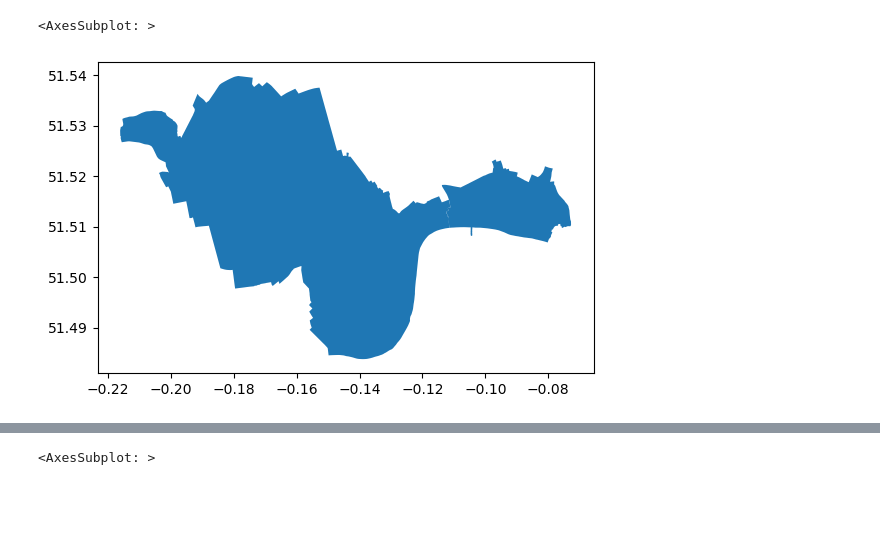
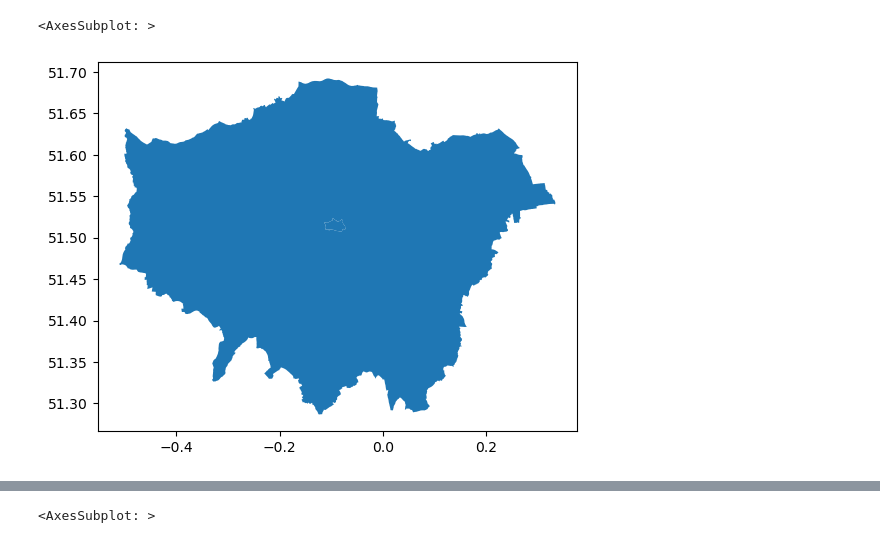
Before and after one commit to Felioxx/Mobile-ity-Scope, a Jupyter notebook: first_steps_python/get_osm_data_Anne.ipynb, the cells around one changed output, grey strips where cells are left out. Saved outputs shown, nothing was run; the diff lists cells and outputs as text; code cells hidden in the pictures; blank space fills up the shorter version.

Commit message:
extended the area to Great London and changed the marker icons

```diff
--- a/first_steps_python/get_osm_data_Anne.ipynb
+++ b/first_steps_python/get_osm_data_Anne.ipynb
@@ -21,33 +21,33 @@ area
 # %%
 ### define study area
 
 # import osmnx
 import osmnx as ox
 import geopandas as gpd
 import pandas as pd
 
 # Specify the area of interest
-place_name_GL = "London, England, UK"
+GL = "London, England, UK"
 
 # Get place boundary related to the place name as a geodataframe
-GL = ox.geocode_to_gdf(place_name_GL)
+GL_area = ox.geocode_to_gdf(GL)
 
 #GL.plot()
 
 # Specify the area of interest
 Westminster = "Westminster, England, UK"
 City = "City of London, England, UK"
 
 # Get place boundary related to the place name as a geodataframe
-area = ox.geocode_to_gdf(Westminster)
+area = ox.geocode_to_gdf(GL)
 area2 = ox.geocode_to_gdf(City)
 
 area_both = pd.concat([area, area2])
 area_both.head()
 area_both.plot()
 # %% [output]
 <AxesSubplot: >
-[figure, old version]
+[figure, new version]
 # %%
 ### define study attractions (museums)
 
```
Also changed, not shown: parts of 5 cells of this notebook, 5 other files.
